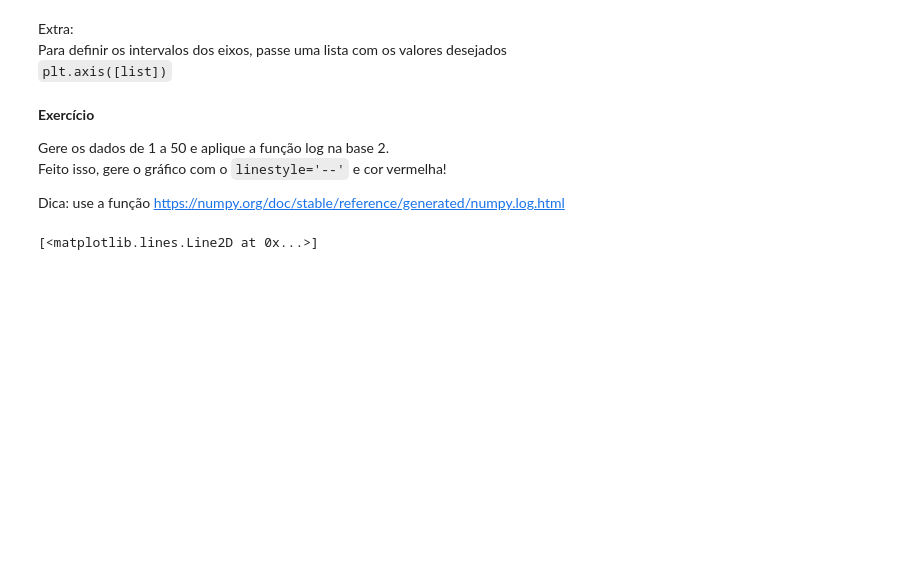
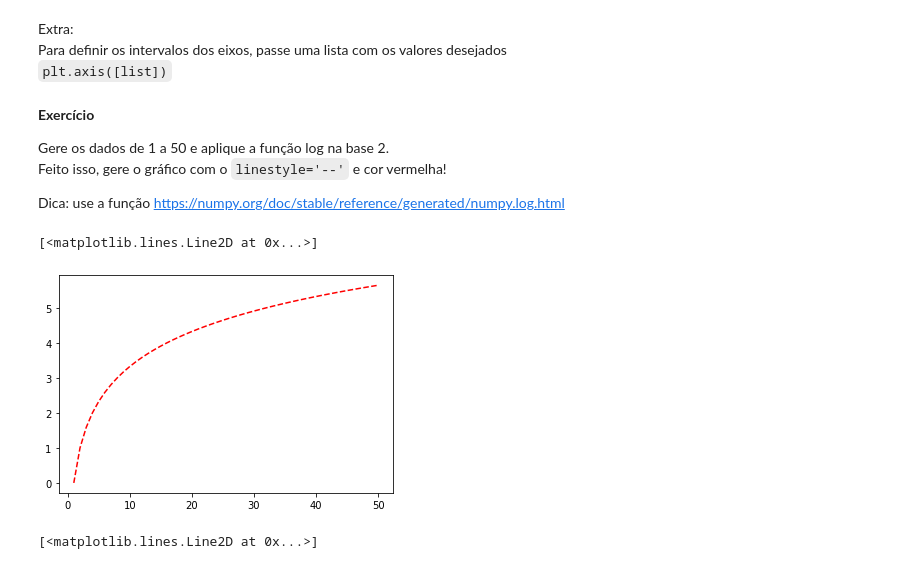
Before and after one commit to GuilhermeRuy97/Curso-ministrado-Python-para-Dados, a Jupyter notebook: 05_05_2022.ipynb, the cells around one changed output. Drawn from its saved outputs; the diff is of its cells as text; code cells hidden in the pictures; blank space fills up the shorter version.

```diff
--- a/05_05_2022.ipynb
+++ b/05_05_2022.ipynb
@@ -2246,3 +2315,12 @@ Dica: use a função https://numpy.org/doc/stable/reference/generated/numpy.log.
+# %%
+# Resolva
+X = np.array( range(1,51) )
+Y = np.log2(X)
+
+plt.plot(X, Y, color = 'red', linestyle='--' )
+# %% [output]
+[<matplotlib.lines.Line2D at 0x...>]
+[figure, added]
 # %%
 # Extra: mais de um plot por vez (subplot)
 
```
Also changed, not shown: parts of 23 cells of this notebook.
